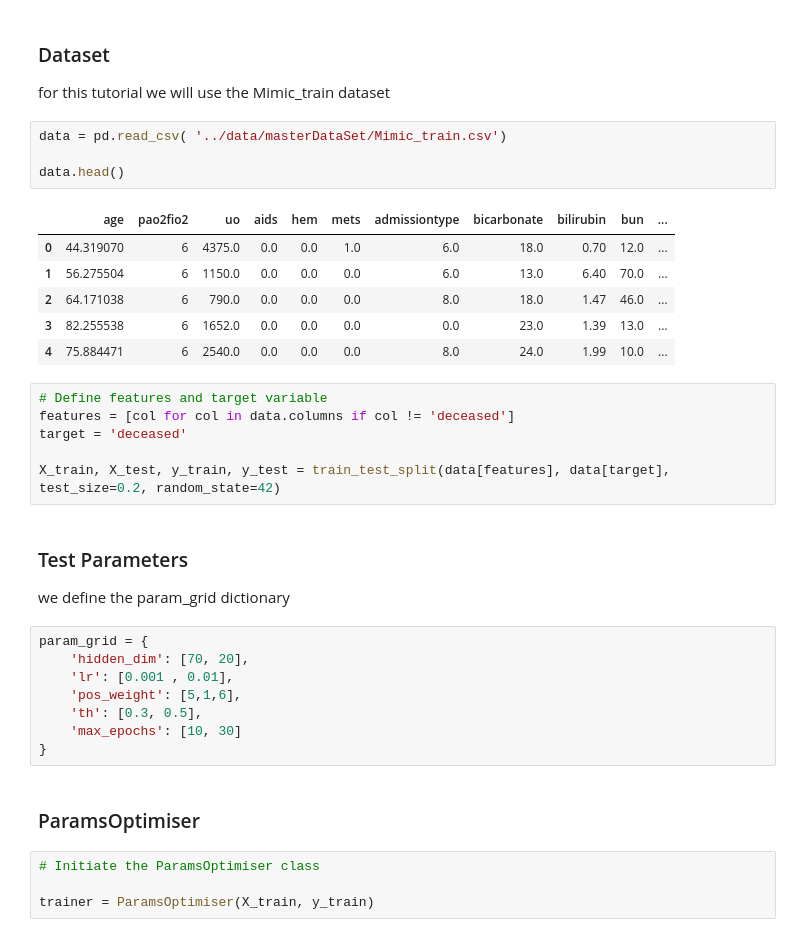
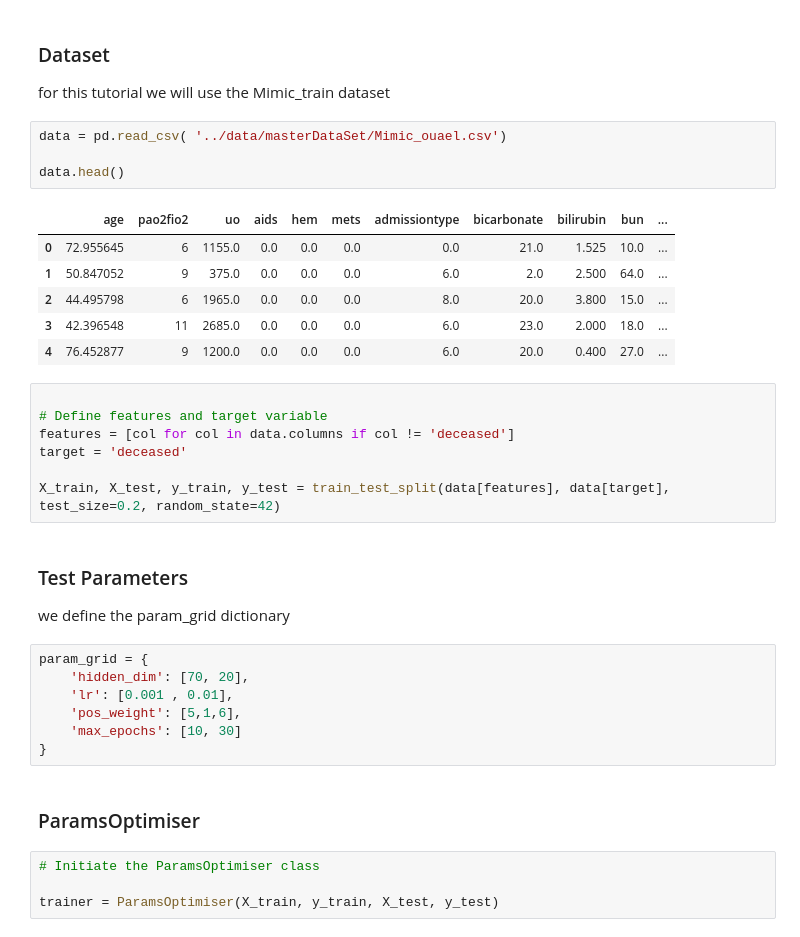
Before and after one commit to MEDomics-UdeS/MEDfl, a Jupyter notebook: notebooks/tutorial/7_ParamsOptimiser.ipynb, the cells around one changed output. Drawn from its saved outputs; the diff is of its cells as text.

```diff
--- a/notebooks/tutorial/7_ParamsOptimiser.ipynb
+++ b/notebooks/tutorial/7_ParamsOptimiser.ipynb
@@ -49,17 +47,18 @@ from Medfl.LearningManager.params_optimiser import ParamsOptimiser
 ### Dataset
 for this tutorial we will use the Mimic_train dataset
 # %%
-data = pd.read_csv( '../data/masterDataSet/Mimic_train.csv')
+data = pd.read_csv( '../data/masterDataSet/Mimic_ouael.csv')
 
 data.head()
 # %% [output]
 |  | age | pao2fio2 | uo | aids | hem | mets | admissiontype | bicarbonate | bilirubin | bun | ... |
-| 0 | 44.319070 | 6 | 4375.0 | 0.0 | 0.0 | 1.0 | 6.0 | 18.0 | 0.70 | 12.0 | ... |
-| 1 | 56.275504 | 6 | 1150.0 | 0.0 | 0.0 | 0.0 | 6.0 | 13.0 | 6.40 | 70.0 | ... |
-| 2 | 64.171038 | 6 | 790.0 | 0.0 | 0.0 | 0.0 | 8.0 | 18.0 | 1.47 | 46.0 | ... |
-| 3 | 82.255538 | 6 | 1652.0 | 0.0 | 0.0 | 0.0 | 0.0 | 23.0 | 1.39 | 13.0 | ... |
-| 4 | 75.884471 | 6 | 2540.0 | 0.0 | 0.0 | 0.0 | 8.0 | 24.0 | 1.99 | 10.0 | ... |
+| 0 | 72.955645 | 6 | 1155.0 | 0.0 | 0.0 | 0.0 | 0.0 | 21.0 | 1.525 | 10.0 | ... |
+| 1 | 50.847052 | 9 | 375.0 | 0.0 | 0.0 | 0.0 | 6.0 | 2.0 | 2.500 | 64.0 | ... |
+| 2 | 44.495798 | 6 | 1965.0 | 0.0 | 0.0 | 0.0 | 8.0 | 20.0 | 3.800 | 15.0 | ... |
+| 3 | 42.396548 | 11 | 2685.0 | 0.0 | 0.0 | 0.0 | 6.0 | 23.0 | 2.000 | 18.0 | ... |
+| 4 | 76.452877 | 9 | 1200.0 | 0.0 | 0.0 | 0.0 | 6.0 | 20.0 | 0.400 | 27.0 | ... |
 # %%
+
 # Define features and target variable
 features = [col for col in data.columns if col != 'deceased']
 target = 'deceased'
@@ -73,7 +72,6 @@ param_grid = {
     'hidden_dim': [70, 20],
     'lr': [0.001 , 0.01],
     'pos_weight': [5,1,6],
-    'th': [0.3, 0.5],
     'max_epochs': [10, 30]
 }
 # %% [markdown]
@@ -81,4 +79,4 @@ param_grid = {
 # %%
 # Initiate the ParamsOptimiser class
 
-trainer = ParamsOptimiser(X_train, y_train)
+trainer = ParamsOptimiser(X_train, y_train, X_test, y_test)
```
Also changed, not shown: parts of 24 cells of this notebook, 1 other file.
